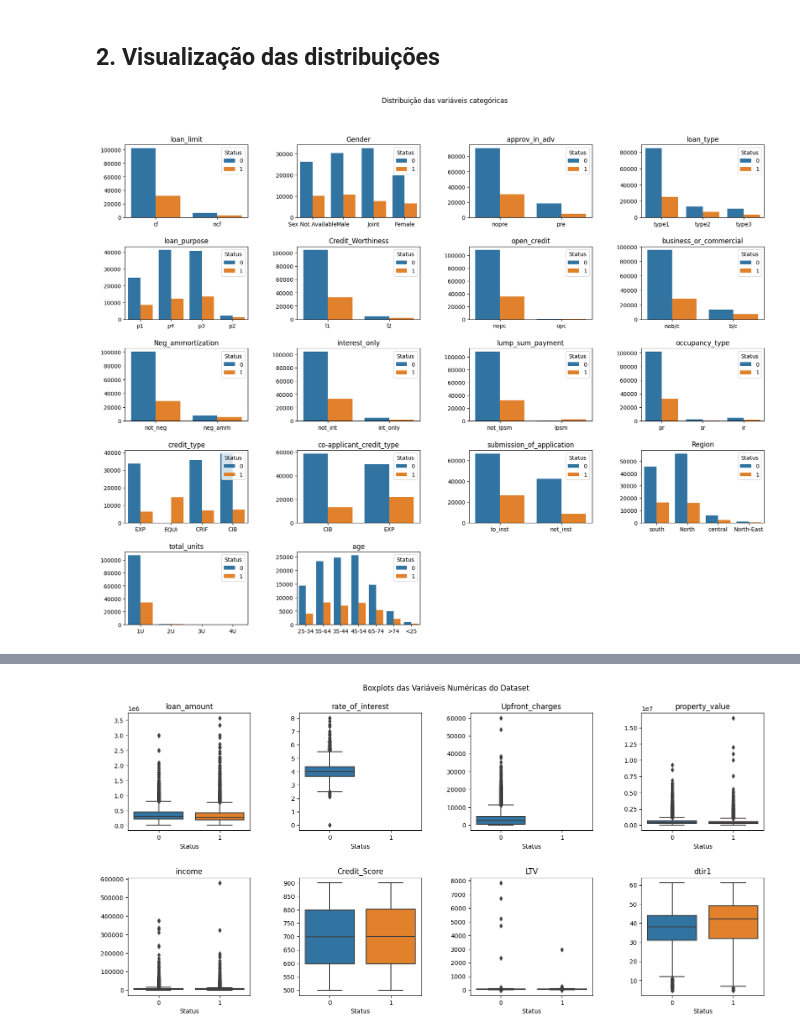
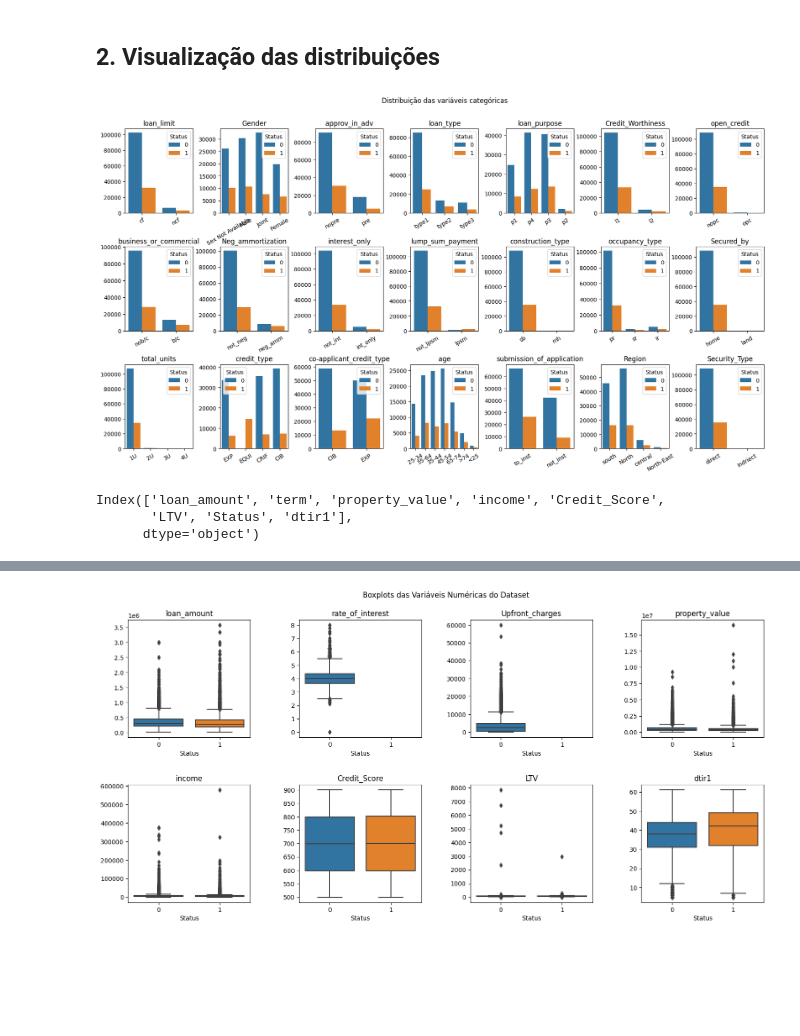
Before and after one commit to fernandobrancher/project_machine_learning_iii, a Jupyter notebook: project_loan_defaulters.ipynb, the cells around one changed output, grey strips where cells are left out. Cells and saved outputs as stored; diff of their text form; code cells hidden in the pictures; blank space fills up the shorter version.

```diff
--- a/project_loan_defaulters.ipynb
+++ b/project_loan_defaulters.ipynb
@@ -307,9 +317,3 @@ Se utilizarmos o KNNImputer sugerido pelo Fernando, os passos a serem seguidos n
     - KNNImputer para preenchimento dos dados faltantes
 - 2 primeiros passos pode ser um column transformer, o 3o passo precisa seguir num pipeline após os 2 primeiros
 - fit_transform no X_train, transform no X_test
-# %%
-# Drop de nan em colunas que tenham dados faltantes inferior a 5% das linhas totais do dataset
-df.dropna(subset=['loan_limit', 'approv_in_adv', 'submission_of_application', 'age', 'loan_purpose', 'Neg_ammortization', 'term'], inplace=True)
-df.isnull().sum().sort_values(ascending=False).head(15)
-
-# Verficado se após essa remoção de linhas o desbalanceamento não aumenta e está tudo ok, mantém o mesmo.
@@ -335,8 +322,12 @@ dtype: int64
 #       "Tem aquelas 33 amostras que são distoantes do resto do dataset pra várias colunas diferentes. Podemos simplesmente excluir essas linhas.
 #        E aí tem algumas colunas que a variação é só essa dos 33 e poderíamos dropar elas.
 
-df = df[df["construction_type"] != "mh"]
-df.drop(columns=["construction_type", "Secured_by", "Security_Type"], inplace=True)
+# df = df[df["construction_type"] != "mh"]
+# df.drop(columns=["construction_type", "Secured_by", "Security_Type"], inplace=True)
+
+# Pensando melhor, como a informação é pequena, acho que não vai trazer grandes prejuízos rodar o modelo com essas colunas.
+# De qualquer forma, acho que elas serão filtradas na feature selection
+# (apagar essa célula se não usarmos o código e limpar pra apresentação, se usarmos)
 # %%
 # Talvez antes de separa em treino/teste deveríamos fazer uma subsample dos dados com status = 0. Pra balancear um pouco mais os dados.
 # %%
@@ -529,29 +501,40 @@ Como temos um bom valor na classe 1, acredito que o *undersampling* já nos ajud
 ## 2. Visualização das distribuições
 # %%
 # Distribuição das variáveis categóricas
-category_list = ["loan_limit", "Gender", "approv_in_adv", "loan_type", "loan_purpose", "Credit_Worthiness", "open_credit", "business_or_commercial", "Neg_ammortization", "interest_only", \
-                 "lump_sum_payment", "occupancy_type", "credit_type", "co-applicant_credit_type", "submission_of_application", "Region", "total_units", "age"]
+category_list = ['loan_limit', 'Gender', 'approv_in_adv', 'loan_type', 'loan_purpose',
+                 'Credit_Worthiness', 'open_credit', 'business_or_commercial',
+                 'Neg_ammortization', 'interest_only', 'lump_sum_payment',
+                 'construction_type', 'occupancy_type', 'Secured_by', 'total_units',
+                 'credit_type', 'co-applicant_credit_type', 'age',
+                 'submission_of_application', 'Region', 'Security_Type']
 count = 1
-fig = plt.figure(figsize=(20,15))
+fig = plt.figure(figsize=(20,10))
 
 for category in category_list:
-    fig.add_subplot(5,4, count)
+    fig.add_subplot(3,7, count)
     sns.countplot(data = df,
                   x=category,
                   hue='Status')
     plt.ylabel('')
     plt.xlabel('')
+    plt.xticks(rotation=30)
     plt.title(category)
     count += 1
 
 plt.subplots_adjust(left=0.1,
                     bottom=0.1,
                     right=0.9,
                     top=0.9,
                     wspace=0.4,
                     hspace=0.4)
 
 plt.suptitle('Distribuição das variáveis categóricas')
 plt.show()
 # %% [output]
-[figure, old version]
+[figure, new version]
+# %%
+df.select_dtypes(include=np.number).columns
+# %% [output]
+Index(['loan_amount', 'term', 'property_value', 'income', 'Credit_Score',
+       'LTV', 'Status', 'dtir1'],
+      dtype='object')
```
Also changed, not shown: parts of 15 cells of this notebook.
